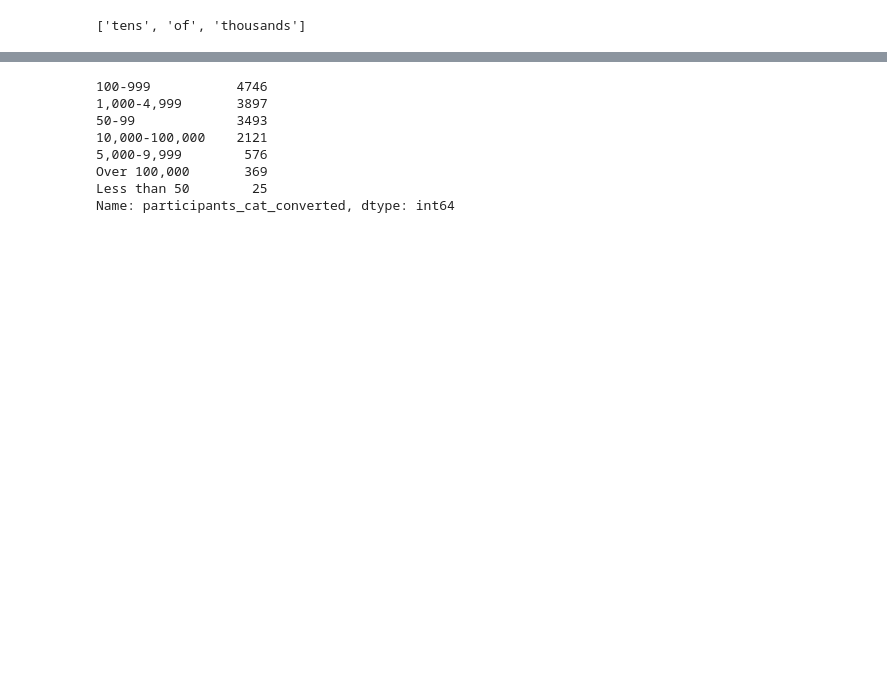
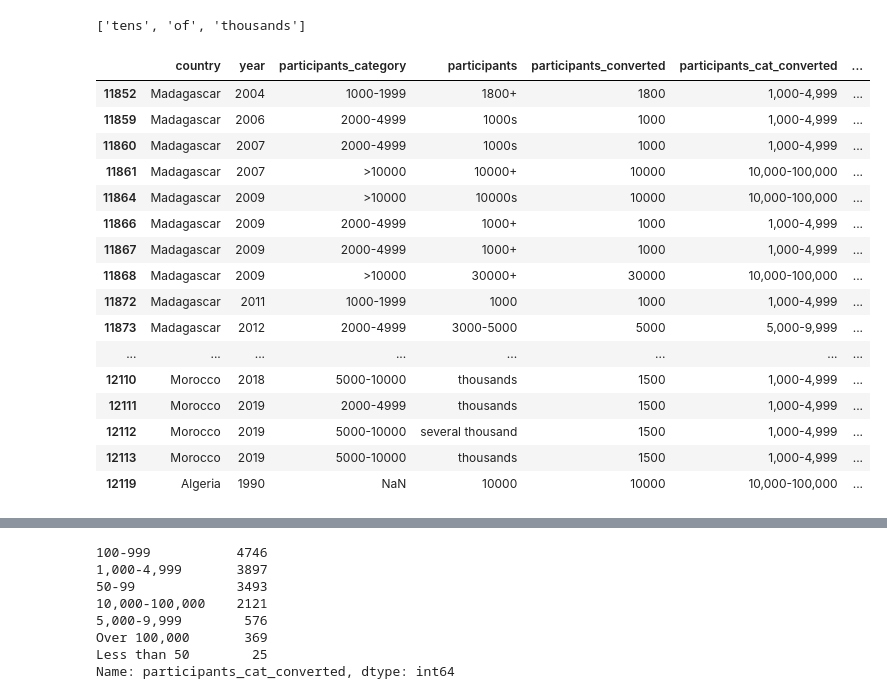
Before and after one commit to EmFib/Mass-Protests, a Jupyter notebook: users/participants_cleaning.ipynb, the cells around one changed output, grey strips where cells are left out. Saved outputs shown, nothing was run; the diff lists cells and outputs as text; code cells hidden in the pictures; blank space fills up the shorter version.

```diff
--- a/users/participants_cleaning.ipynb
+++ b/users/participants_cleaning.ipynb
@@ -14,0 +13,3 @@ mass.head(3)
+# %%
+mass = pd.read_pickle('../data/01_mass_EDA_protestor_category.pickle')
+mass.head()
@@ -15,5 +36,5 @@ mass.head(3)
 # %%
-mass = mass[mass['protest']==1]
+# mass = mass[mass['protest']==1]
 # %%
 mass.participants_category.value_counts()
 # %% [output]
@@ -151,7 +178,25 @@ mass['participants_converted']= mass['participants_converted'].astype('int64')
 mass['participants_cat_converted'] = mass['participants_converted'].apply(participants_to_categories)
 # %%
 #mass[mass['participants_converted'] > 0]   [['country','year','participants_category','participants','participants_converted','participants_cat_converted','protesterdemand1','stateresponse1']].iloc[50:100]
-#mass[mass['participants_category'] != mass['participants_cat_converted']]   [['country','year','participants_category','participants','participants_converted','participants_cat_converted','protesterdemand1','stateresponse1']].iloc[50:100]
+mass[mass['participants_category'] != mass['participants_cat_converted']]   [['country','year','participants_category','participants','participants_converted','participants_cat_converted','protesterdemand1','stateresponse1']].iloc[6000:6050]
+# %% [output]
+|  | country | year | participants_category | participants | participants_converted | participants_cat_converted | ... |
+| 11852 | Madagascar | 2004 | 1000-1999 | 1800+ | 1800 | 1,000-4,999 | ... |
+| 11859 | Madagascar | 2006 | 2000-4999 | 1000s | 1000 | 1,000-4,999 | ... |
+| 11860 | Madagascar | 2007 | 2000-4999 | 1000s | 1000 | 1,000-4,999 | ... |
+| 11861 | Madagascar | 2007 | >10000 | 10000+ | 10000 | 10,000-100,000 | ... |
+| 11864 | Madagascar | 2009 | >10000 | 10000s | 10000 | 10,000-100,000 | ... |
+| 11866 | Madagascar | 2009 | 2000-4999 | 1000+ | 1000 | 1,000-4,999 | ... |
+| 11867 | Madagascar | 2009 | 2000-4999 | 1000+ | 1000 | 1,000-4,999 | ... |
+| 11868 | Madagascar | 2009 | >10000 | 30000+ | 30000 | 10,000-100,000 | ... |
+| 11872 | Madagascar | 2011 | 1000-1999 | 1000 | 1000 | 1,000-4,999 | ... |
+| 11873 | Madagascar | 2012 | 2000-4999 | 3000-5000 | 5000 | 5,000-9,999 | ... |
+| ... | ... | ... | ... | ... | ... | ... | ... |
+| 12110 | Morocco | 2018 | 5000-10000 | thousands | 1500 | 1,000-4,999 | ... |
+| 12111 | Morocco | 2019 | 2000-4999 | thousands | 1500 | 1,000-4,999 | ... |
+| 12112 | Morocco | 2019 | 5000-10000 | several thousand | 1500 | 1,000-4,999 | ... |
+| 12113 | Morocco | 2019 | 5000-10000 | thousands | 1500 | 1,000-4,999 | ... |
+| 12119 | Algeria | 1990 | NaN | 10000 | 10000 | 10,000-100,000 | ... |
 # %%
 mass[ (mass['participants_category'] != mass['participants_cat_converted']) & mass['participants_category'].notna()] [['country','year','participants_category','participants','participants_converted','participants_cat_converted','protesterdemand1','stateresponse1']].iloc[150:200]
 # %% [output]
```
Also changed, not shown: parts of 9 cells of this notebook.
